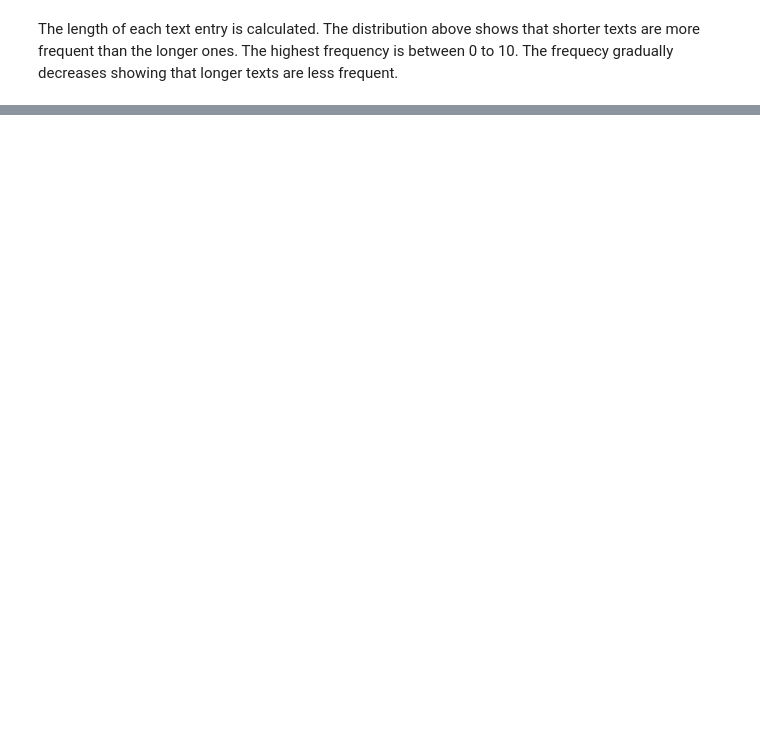
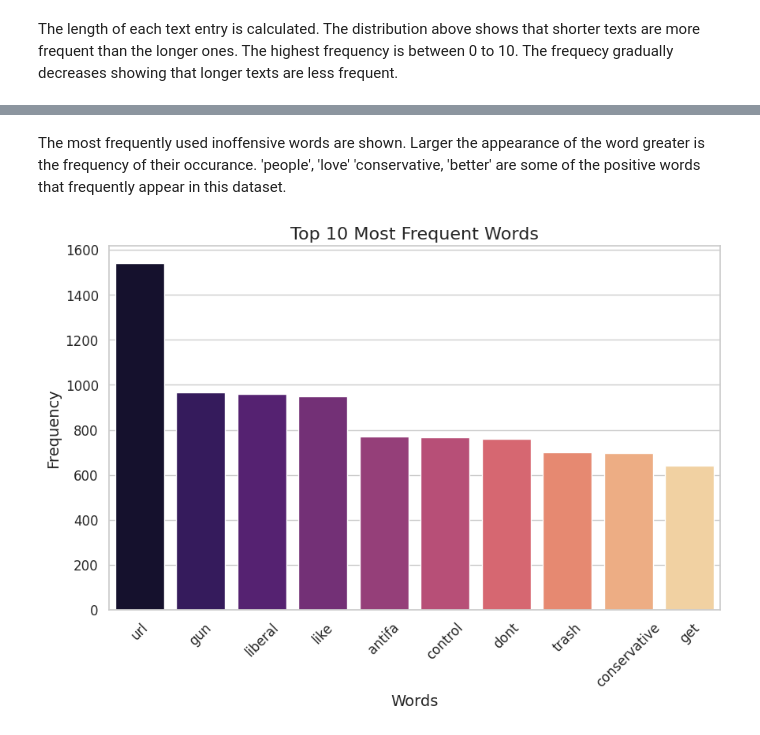
Before and after one commit to sumanapalle065/LLM-Assign3, a Jupyter notebook: LLM_Assign3.ipynb, the cells around one changed output, grey strips where cells are left out. Drawn from its saved outputs; the diff is of its cells as text; code cells hidden in the pictures; blank space fills up the shorter version.

```diff
--- a/LLM_Assign3.ipynb
+++ b/LLM_Assign3.ipynb
@@ -195,0 +228,33 @@ The length of each text entry is calculated. The distribution above shows that s
+# %% [markdown]
+The most frequently used inoffensive words are shown. Larger the appearance of the word greater is the frequency of their occurance. 'people', 'love' 'conservative, 'better' are some of the positive words that frequently appear in this dataset.
+# %%
+from collections import Counter as FreqCounter
+
+# Since all the text labelled 0 is converted into a single string
+word_list_0 = all_text_label_0.split()
+
+#Counting  the frequency of the each word
+word_counts = FreqCounter(word_list_0)
+
+#Geting the top 10 most common words
+label_0_mostcommonwords = word_counts.most_common(10)
+wrds, couts = zip(*label_0_mostcommonwords)  # Unzipping into two lists: words and counts
+
+# Create a DataFrame for better handling with Seaborn
+word_freq_llm_offendata = llm_pds.DataFrame({
+    'Words': wrds,
+    'Frequency': couts
+})
+
+#Ploting the top 10 most common words
+llm_mtplot.figure(figsize=(10, 6))
+llm_senb.barplot(x='Words', y='Frequency', hue='Words', data=word_freq_llm_offendata, dodge=False, palette='magma')
+llm_mtplot.title('Top 10 Most Frequent Words', fontsize=16)
+llm_mtplot.xlabel('Words', fontsize=14)
+llm_mtplot.ylabel('Frequency', fontsize=14)
+llm_mtplot.xticks(fontsize=12, rotation=45)
+llm_mtplot.yticks(fontsize=12)
+llm_mtplot.legend([],[], frameon=False)
+llm_mtplot.show()
+# %% [output]
+[figure, added]
```
Also changed, not shown: parts of 6 cells of this notebook.
